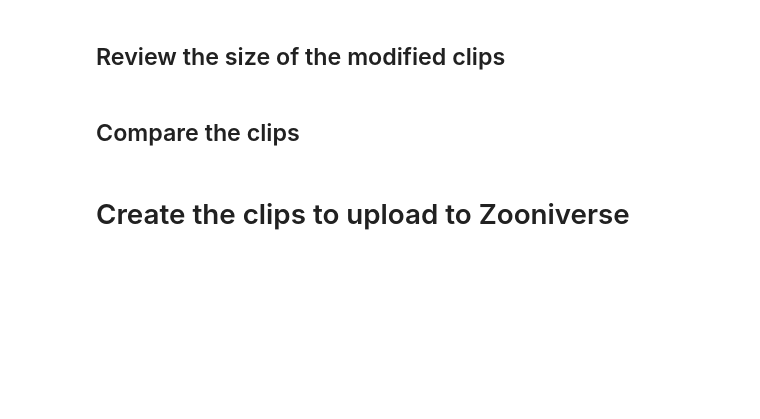
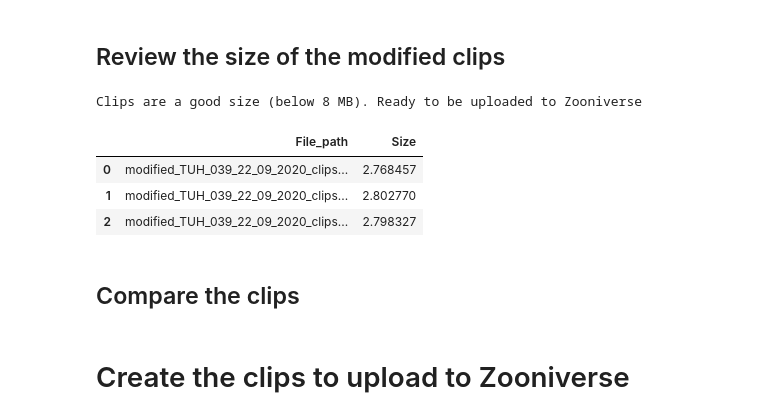
Before and after one commit to pilarnavarro/koster_data_management, a Jupyter notebook: colab_tutorials/3_Upload_clips_to_Zooniverse.ipynb, the cells around one changed output. Drawn from its saved outputs; the diff is of its cells as text; code cells hidden in the pictures; blank space fills up the shorter version.

```diff
--- a/colab_tutorials/3_Upload_clips_to_Zooniverse.ipynb
+++ b/colab_tutorials/3_Upload_clips_to_Zooniverse.ipynb
@@ -139,0 +190,2 @@ clip_modification
+# %%
+gpu_available = t3.gpu_select()
@@ -167,0 +200,8 @@ clip_examples_df = t3.modify_clips(clips_to_upload_df = temp_clips.reset_index(d
+# %%
+modified_clips = t3.create_modified_clips(
+    clips_list = example_clips,
+    movie_i = movie_selected.value,
+    modification_details = clip_modification.checks,
+    project = project,
+    gpu_available = gpu_available.result
+)
@@ -168,7 +216,13 @@ clip_examples_df = t3.modify_clips(clips_to_upload_df = temp_clips.reset_index(d
 # %% [markdown]
 ## Review the size of the modified clips
 # %%
-t3.check_clip_size(clips_df = clips_ready_df)
+t3.check_clip_size(clips_list = modified_clips)
+# %% [output]
+Clips are a good size (below 8 MB). Ready to be uploaded to Zooniverse
+|  | File_path | Size |
+| 0 | modified_TUH_039_22_09_2020_clips... | 2.768457 |
+| 1 | modified_TUH_039_22_09_2020_clips... | 2.802770 |
+| 2 | modified_TUH_039_22_09_2020_clips... | 2.798327 |
 # %% [markdown]
 ## Compare the clips
 # %%
```
Also changed, not shown: parts of 36 cells of this notebook, 1 other file.
